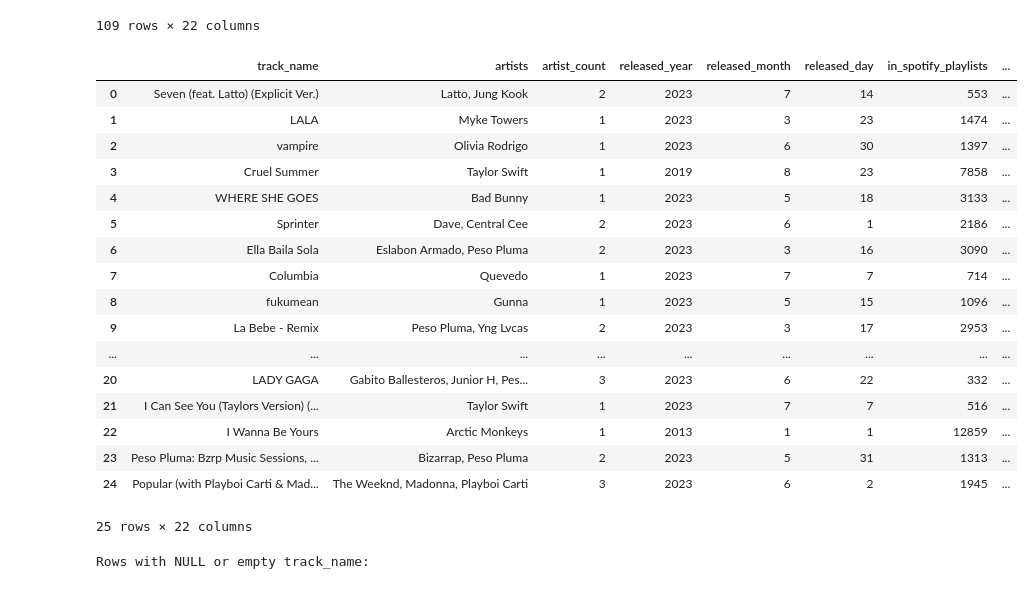
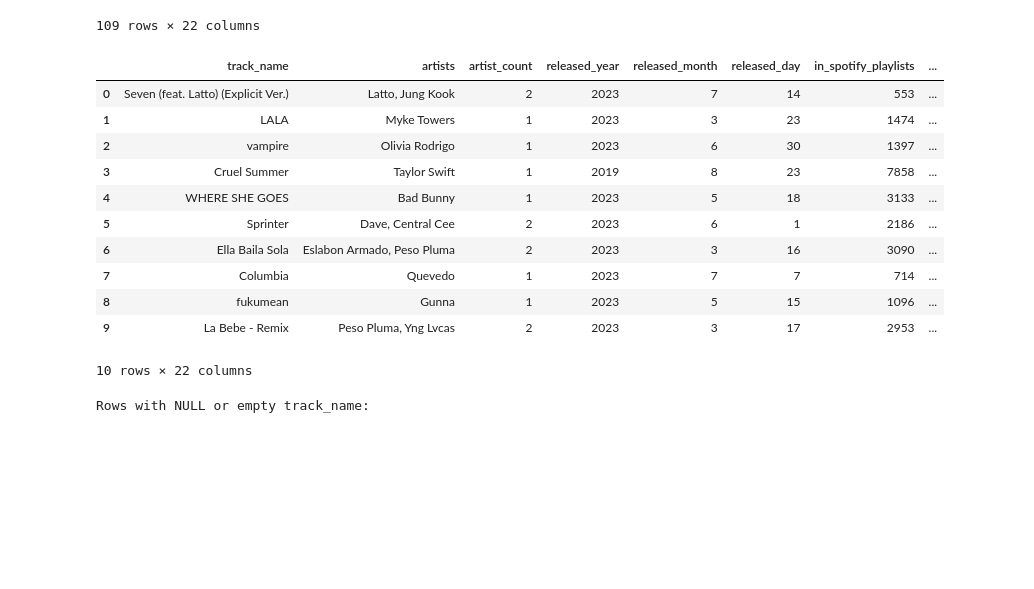
Before and after one commit to i-ap5/FamBus, a Jupyter notebook: famBus.ipynb, the cells around one changed output. Cells and saved outputs as stored; diff of their text form; code cells hidden in the pictures; blank space fills up the shorter version.

```diff
--- a/famBus.ipynb
+++ b/famBus.ipynb
@@ -262,31 +218,25 @@ Rows with special character:
 # %%
 #Changing the track name where there are special unreadable characters
 
 characters_to_replace = ['ý', 'ï', '¿', 'Â', '½', 'Ã', '¯']
 
 for char in characters_to_replace:
     df_org['track_name'] = df_org['track_name'].str.replace(char, '')
 
-df_org.head(25)
+df_org.head(10)
 # %% [output]
 |  | track_name | artists | artist_count | released_year | released_month | released_day | in_spotify_playlists | ... |
 | 0 | Seven (feat. Latto) (Explicit Ver.) | Latto, Jung Kook | 2 | 2023 | 7 | 14 | 553 | ... |
 | 1 | LALA | Myke Towers | 1 | 2023 | 3 | 23 | 1474 | ... |
 | 2 | vampire | Olivia Rodrigo | 1 | 2023 | 6 | 30 | 1397 | ... |
 | 3 | Cruel Summer | Taylor Swift | 1 | 2019 | 8 | 23 | 7858 | ... |
 | 4 | WHERE SHE GOES | Bad Bunny | 1 | 2023 | 5 | 18 | 3133 | ... |
 | 5 | Sprinter | Dave, Central Cee | 2 | 2023 | 6 | 1 | 2186 | ... |
 | 6 | Ella Baila Sola | Eslabon Armado, Peso Pluma | 2 | 2023 | 3 | 16 | 3090 | ... |
 | 7 | Columbia | Quevedo | 1 | 2023 | 7 | 7 | 714 | ... |
 | 8 | fukumean | Gunna | 1 | 2023 | 5 | 15 | 1096 | ... |
 | 9 | La Bebe - Remix | Peso Pluma, Yng Lvcas | 2 | 2023 | 3 | 17 | 2953 | ... |
-| ... | ... | ... | ... | ... | ... | ... | ... | ... |
-| 20 | LADY GAGA | Gabito Ballesteros, Junior H, Pes... | 3 | 2023 | 6 | 22 | 332 | ... |
-| 21 | I Can See You (Taylors Version) (... | Taylor Swift | 1 | 2023 | 7 | 7 | 516 | ... |
-| 22 | I Wanna Be Yours | Arctic Monkeys | 1 | 2013 | 1 | 1 | 12859 | ... |
-| 23 | Peso Pluma: Bzrp Music Sessions, ... | Bizarrap, Peso Pluma | 2 | 2023 | 5 | 31 | 1313 | ... |
-| 24 | Popular (with Playboi Carti & Mad... | The Weeknd, Madonna, Playboi Carti | 3 | 2023 | 6 | 2 | 1945 | ... |
-25 rows × 22 columns
+10 rows × 22 columns
 # %%
 #Checking rows where track_name is empty or NULL
 
```
Also changed, not shown: parts of 93 cells of this notebook.
